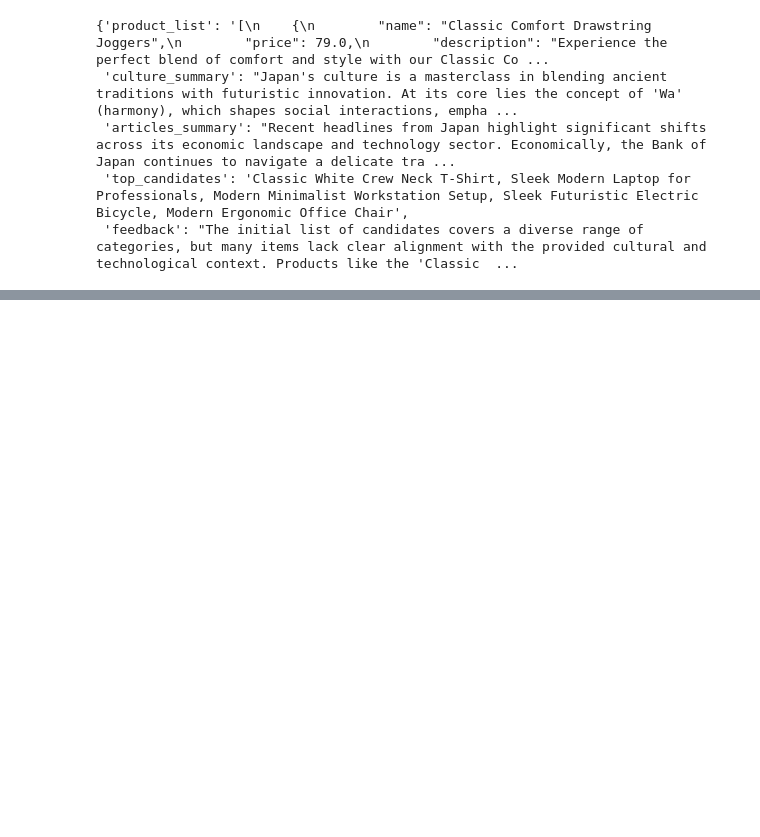
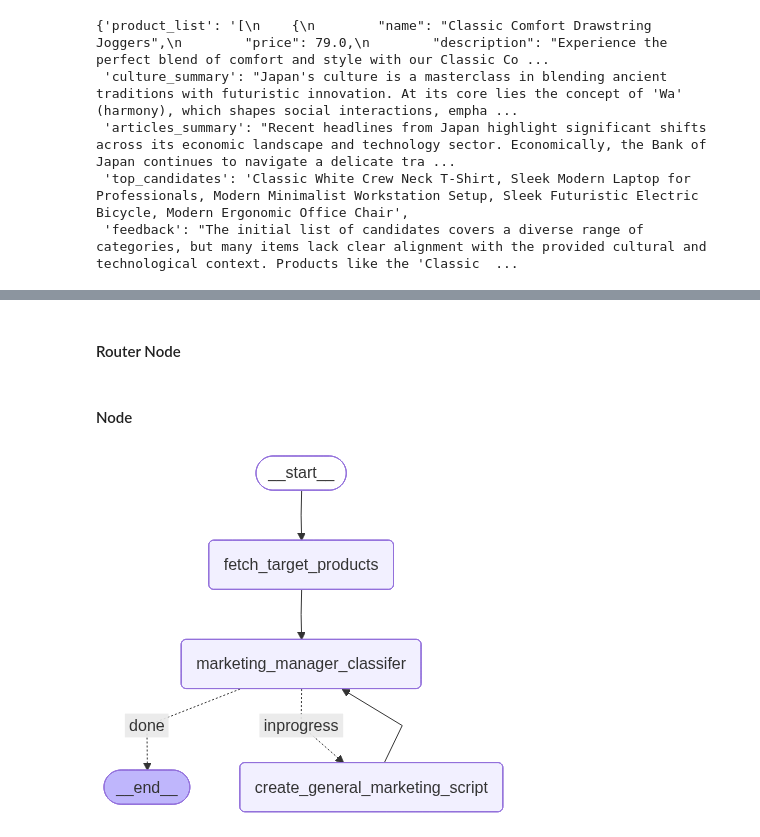
Before and after one commit to yahiaabdelhady2023/cross-border-e-commerce-agent-swarm, a Jupyter notebook: new_agentic_framework.ipynb, the cells around one changed output, grey strips where cells are left out. Saved outputs shown, nothing was run; the diff lists cells and outputs as text; code cells hidden in the pictures; blank space fills up the shorter version.

```diff
--- a/new_agentic_framework.ipynb
+++ b/new_agentic_framework.ipynb
@@ -1087,0 +1098,5 @@ with open("Test.txt","w",encoding="utf-8") as f:
+# %%
+class MarketingScript(BaseModel):
+    general_script: str = Field(description="given culture_summary, articles_summary, current_candidate, use them" \
+    "to generate general script about the product, try to market it based on culture as well as latest news , trends provided by" \
+    "articles_summary, keep it generic, not platform-specific, ensure price,description,category,etc are present in the script")
@@ -1087,0 +1128,44 @@ with open("Test.txt","w",encoding="utf-8") as f:
+# %% [markdown]
+#### Router Node
+# %%
+def marketing_manager_router(state: MarketingState):
+    return state["work_status"]
+# %% [markdown]
+#### Node
+# %%
+
+
+def fetch_target_products(state: MarketingState):
+    with open("products.json","r") as f:
+        product_list = json.load(f)
+        top_candidates_dict = [p for p in product_list if p["name"] in state["top_candidates"]]
+        print("top_candidates_dict is",top_candidates_dict)
+    return {"top_candidates_dict":top_candidates_dict}
+
+def create_general_marketing_script(state: MarketingState):
+    current_candidate_dict = str(state["current_candidate_dict"])
+    culture_summary = state["culture_summary"]
+    articles_summary = state["articles_summary"]
+    msg=(
+        "current_candidate_product: " + current_candidate_dict,
+        "culture_summary: "+ culture_summary,
+        "articles_summary: "+ articles_summary,
+    )
+    product_classifer_llm = specialised_llm.with_structured_output(MarketingScript)
+    result = product_classifer_llm.invoke(msg)
+    return {"processed_candidates_list":[result.general_script]}
+# %%
+marketing_graph = StateGraph(MarketingState)
+marketing_graph.add_node("fetch_target_products",fetch_target_products)
+marketing_graph.add_node("create_general_marketing_script",create_general_marketing_script)
+marketing_graph.add_node("marketing_manager_classifer",marketing_manager_classifer)
+###############################################################################################
+marketing_graph.add_edge(START,"fetch_target_products")
+marketing_graph.add_edge("fetch_target_products","marketing_manager_classifer")
+marketing_graph.add_conditional_edges("marketing_manager_classifer",marketing_manager_router, {"inprogress":"create_general_marketing_script",
+                                                                                    "done":END })
+marketing_graph.add_edge("create_general_marketing_script","marketing_manager_classifer")
+marketing_graph_compiled = marketing_graph.compile()
+display(Image(marketing_graph_compiled.get_graph().draw_mermaid_png()))
+# %% [output]
+[figure, added]
```
Also changed, not shown: parts of 13 cells of this notebook, 2 other files.
